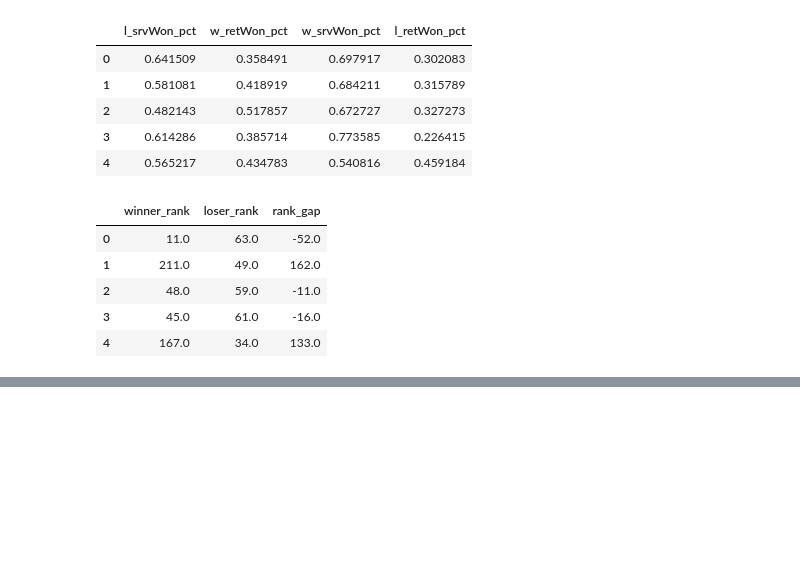
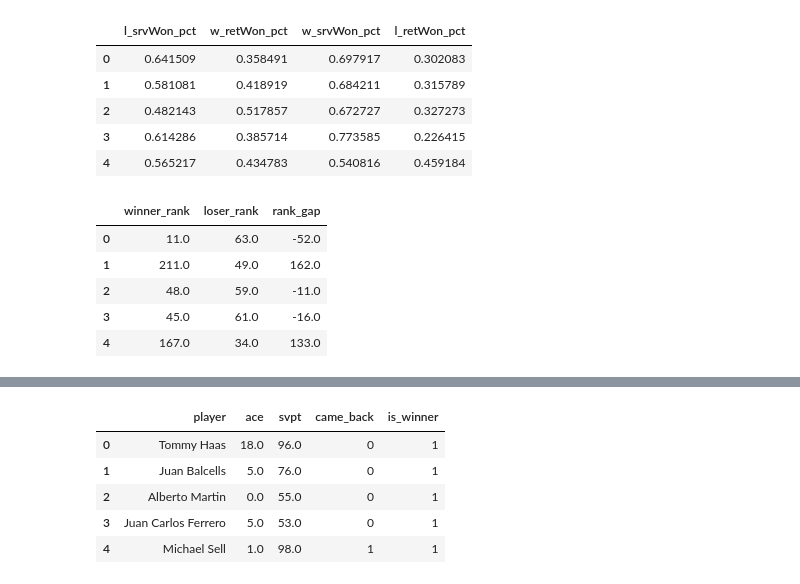
Before and after one commit to riccardomaino/tennis-momentum-engine, a Jupyter notebook: notebooks/preprocessing.ipynb, the cells around one changed output, grey strips where cells are left out. Cells and saved outputs as stored; diff of their text form; code cells hidden in the pictures; blank space fills up the shorter version.

```diff
--- a/notebooks/preprocessing.ipynb
+++ b/notebooks/preprocessing.ipynb
@@ -290,0 +357,10 @@ df = df.dropna(subset=["w_ace_rate", "l_ace_rate", "came_back"])
+# %%
+player_stats = pd.concat([winners, losers], axis=0)
+player_stats.head(5)
+# %% [output]
+|  | player | ace | svpt | came_back | is_winner |
+| 0 | Tommy Haas | 18.0 | 96.0 | 0 | 1 |
+| 1 | Juan Balcells | 5.0 | 76.0 | 0 | 1 |
+| 2 | Alberto Martin | 0.0 | 55.0 | 0 | 1 |
+| 3 | Juan Carlos Ferrero | 5.0 | 53.0 | 0 | 1 |
+| 4 | Michael Sell | 1.0 | 98.0 | 1 | 1 |
```
Also changed, not shown: parts of 6 cells of this notebook, 1 other file.
